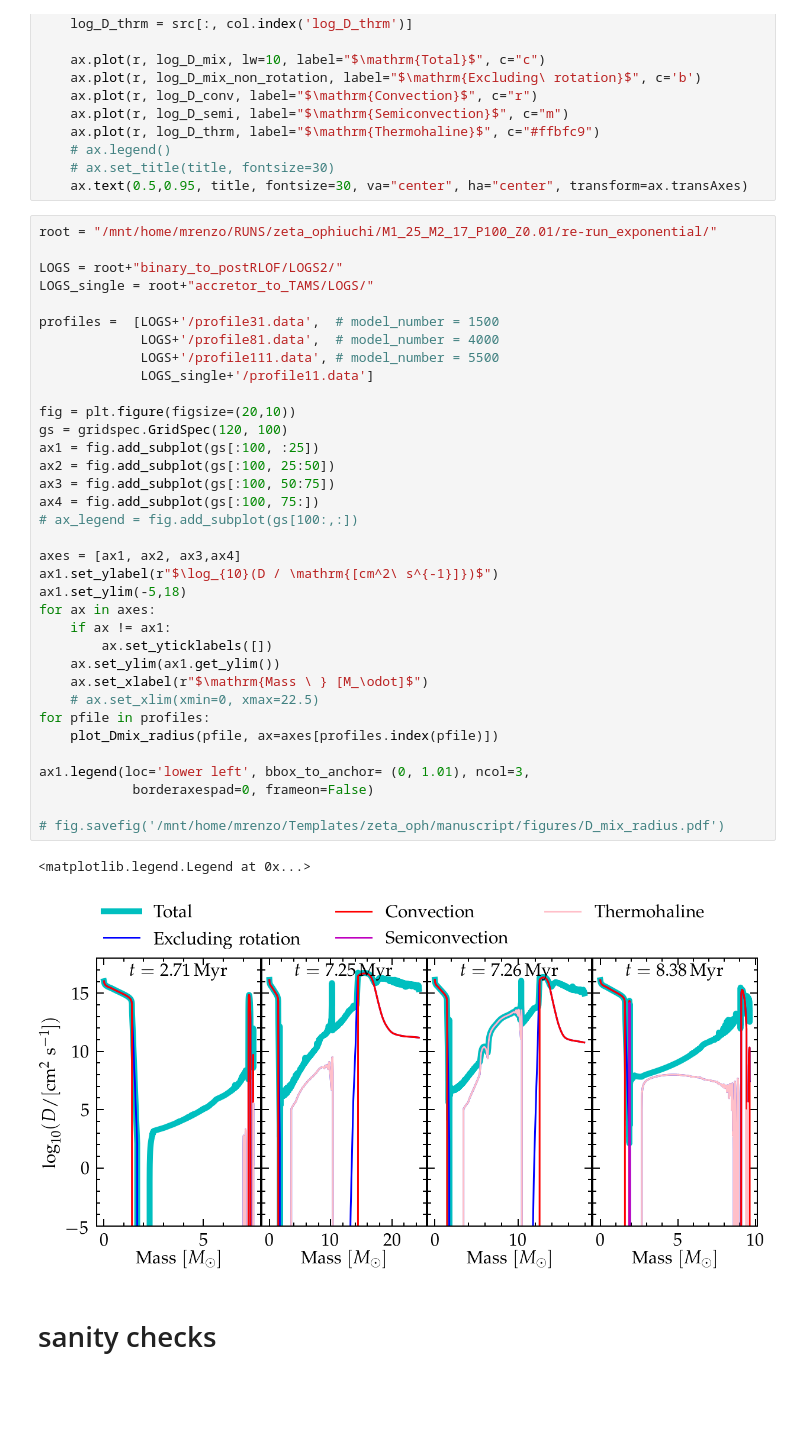
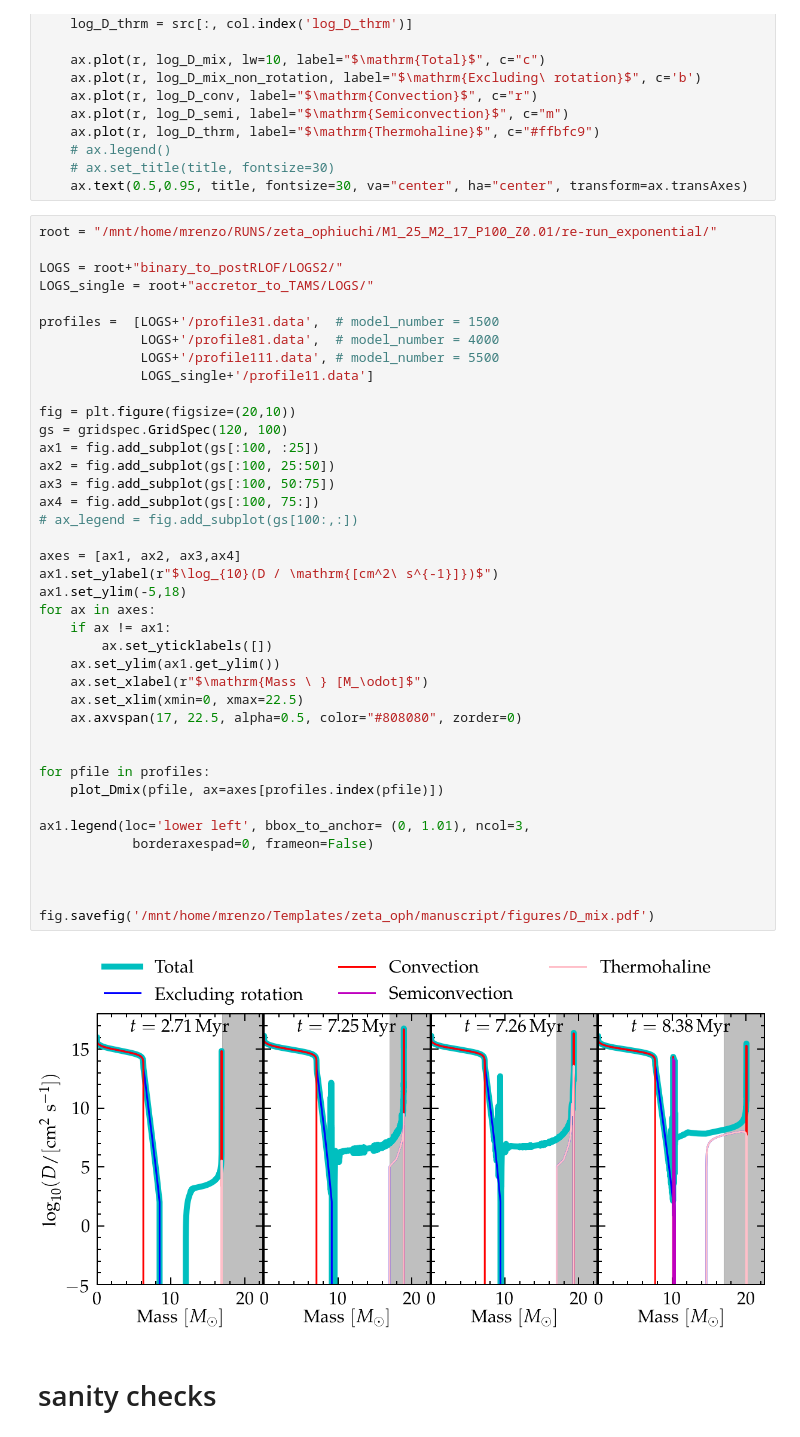
Before and after one commit to mathren/zeta_oph, a Jupyter notebook: notebooks/mixing_and_AM.ipynb, the cells around one changed output. Saved outputs shown, nothing was run; the diff lists cells and outputs as text; blank space fills up the shorter version.

```diff
--- a/notebooks/mixing_and_AM.ipynb
+++ b/notebooks/mixing_and_AM.ipynb
@@ -516,38 +516,42 @@ root = "/mnt/home/mrenzo/RUNS/zeta_ophiuchi/M1_25_M2_17_P100_Z0.01/re-run_expone
 LOGS = root+"binary_to_postRLOF/LOGS2/"
 LOGS_single = root+"accretor_to_TAMS/LOGS/"
 
 profiles =  [LOGS+'/profile31.data',  # model_number = 1500
              LOGS+'/profile81.data',  # model_number = 4000
              LOGS+'/profile111.data', # model_number = 5500
              LOGS_single+'/profile11.data']
 
 fig = plt.figure(figsize=(20,10))
 gs = gridspec.GridSpec(120, 100)
 ax1 = fig.add_subplot(gs[:100, :25])
 ax2 = fig.add_subplot(gs[:100, 25:50])
 ax3 = fig.add_subplot(gs[:100, 50:75])
 ax4 = fig.add_subplot(gs[:100, 75:])
 # ax_legend = fig.add_subplot(gs[100:,:])
 
 axes = [ax1, ax2, ax3,ax4]
 ax1.set_ylabel(r"$\log_{10}(D / \mathrm{[cm^2\ s^{-1}]})$")
 ax1.set_ylim(-5,18)
 for ax in axes:
     if ax != ax1:
         ax.set_yticklabels([])
     ax.set_ylim(ax1.get_ylim())
     ax.set_xlabel(r"$\mathrm{Mass \ } [M_\odot]$")
-    # ax.set_xlim(xmin=0, xmax=22.5)
+    ax.set_xlim(xmin=0, xmax=22.5)
+    ax.axvspan(17, 22.5, alpha=0.5, color="#808080", zorder=0)
+
+
 for pfile in profiles:
-    plot_Dmix_radius(pfile, ax=axes[profiles.index(pfile)])
+    plot_Dmix(pfile, ax=axes[profiles.index(pfile)])
 
 ax1.legend(loc='lower left', bbox_to_anchor= (0, 1.01), ncol=3,
             borderaxespad=0, frameon=False)
 
-# fig.savefig('/mnt/home/mrenzo/Templates/zeta_oph/manuscript/figures/D_mix_radius.pdf')
+
+
+fig.savefig('/mnt/home/mrenzo/Templates/zeta_oph/manuscript/figures/D_mix.pdf')
 # %% [output]
-<matplotlib.legend.Legend at 0x...>
-[figure, old version]
+[figure, new version]
 # %% [markdown]
 # sanity checks
 # %%
```
Also changed, not shown: 1 other file.
